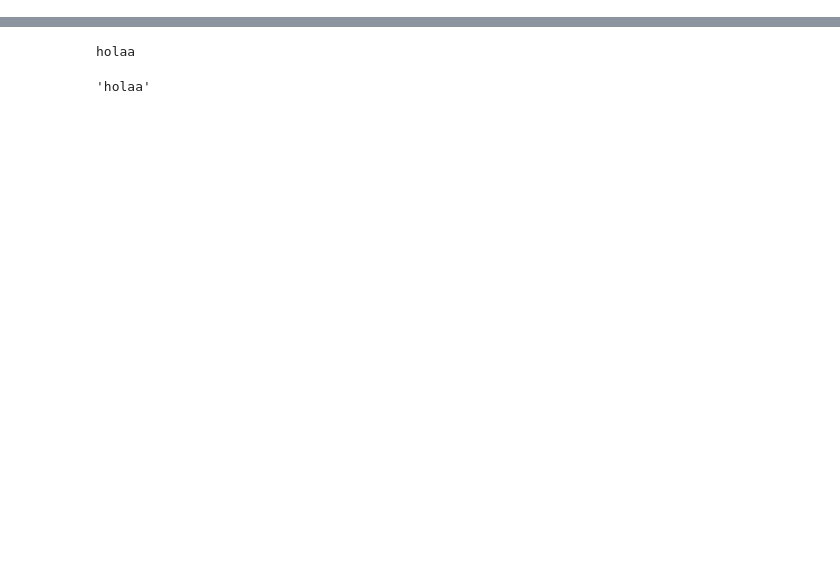
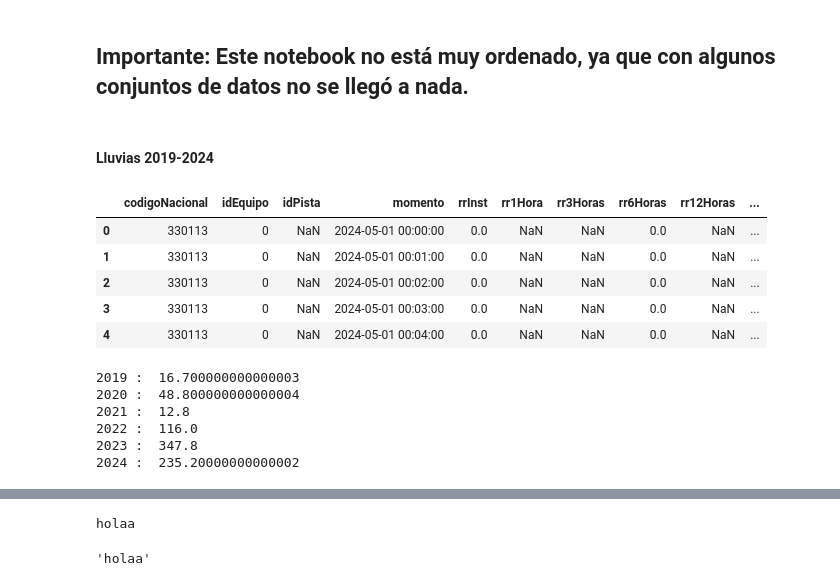
Before and after one commit to cristobalstrange/AnalisisLagunaAculeo, a Jupyter notebook: preprocesamiento.ipynb, the cells around one changed output, grey strips where cells are left out. Drawn from its saved outputs; the diff is of its cells as text; code cells hidden in the pictures; blank space fills up the shorter version.

```diff
--- a/preprocesamiento.ipynb
+++ b/preprocesamiento.ipynb
@@ -3,0 +5,56 @@ import geopandas as gpd
+# %% [markdown]
+## Importante: Este notebook no está muy ordenado, ya que con algunos conjuntos de datos no se llegó a nada.
+# %% [markdown]
+#### Lluvias 2019-2024
+# %%
+pd.read_csv(f"data/lluvias_mes_a_mes/330113_{año}05_AguaCaida.csv", sep=";").head()
+# %% [output]
+|  | codigoNacional | idEquipo | idPista | momento | rrInst | rr1Hora | rr3Horas | rr6Horas | rr12Horas | ... |
+| 0 | 330113 | 0 | NaN | 2024-05-01 00:00:00 | 0.0 | NaN | NaN | 0.0 | NaN | ... |
+| 1 | 330113 | 0 | NaN | 2024-05-01 00:01:00 | 0.0 | NaN | NaN | 0.0 | NaN | ... |
+| 2 | 330113 | 0 | NaN | 2024-05-01 00:02:00 | 0.0 | NaN | NaN | 0.0 | NaN | ... |
+| 3 | 330113 | 0 | NaN | 2024-05-01 00:03:00 | 0.0 | NaN | NaN | 0.0 | NaN | ... |
+| 4 | 330113 | 0 | NaN | 2024-05-01 00:04:00 | 0.0 | NaN | NaN | 0.0 | NaN | ... |
+# %%
+#iterar por todos los años, y guardar en un array para armar un df, que tendra el año y la lluvia mensual promedio o algo así
+lluvias = []
+años = ["2019","2020","2021","2022","2023","2024"]
+df = pd.DataFrame()
+for año in años:
+    try:
+        mayo = pd.read_csv(f"data/lluvias_mes_a_mes/330113_{año}05_AguaCaida.csv", sep=";")
+        # print("Mayo-",año,sep="")
+    except:
+        mayo = pd.DataFrame()
+    try:
+        junio = pd.read_csv(f"data/lluvias_mes_a_mes/330113_{año}06_AguaCaida.csv", sep=";")
+        # print("Junio-",año,sep="")
+    except:
+        junio = pd.DataFrame()
+    try:
+        julio = pd.read_csv(f"data/lluvias_mes_a_mes/330113_{año}07_AguaCaida.csv", sep=";")
+        # print("Julio-",año,sep="")
+    except:
+        julio = pd.DataFrame()
+    try:
+        ago = pd.read_csv(f"data/lluvias_mes_a_mes/330113_{año}08_AguaCaida.csv", sep=";")
+        # print("Agosto-",año,sep="")
+    except:
+        ago = pd.DataFrame()
+
+
+
+
+    df = pd.concat([mayo,junio,julio,ago])
+    df = df[["momento","rrInst"]]
+    df["fecha"] = df.momento.map(lambda x : x.split(" ")[0])
+    suma_anual = df.groupby("fecha")["rrInst"].sum().sum() # Toma el la suma de todas las mediciones de una fecha para tener una por día, y luego suma la lluvia de los 4 meses
+    lluvias.append(suma_anual) #Con media del año nos referimos a la media de la temporada de lluvia ya que si no la cantidad de datos a descargar y manejar sería mucha más y para epocas donde llueve poco
+    print(año,": " ,suma_anual)
+# %% [output]
+2019 :  16.700000000000003
+2020 :  48.800000000000004
+2021 :  12.8
+2022 :  116.0
+2023 :  347.8
+2024 :  235.20000000000002
```
Also changed, not shown: parts of 4 cells of this notebook.
